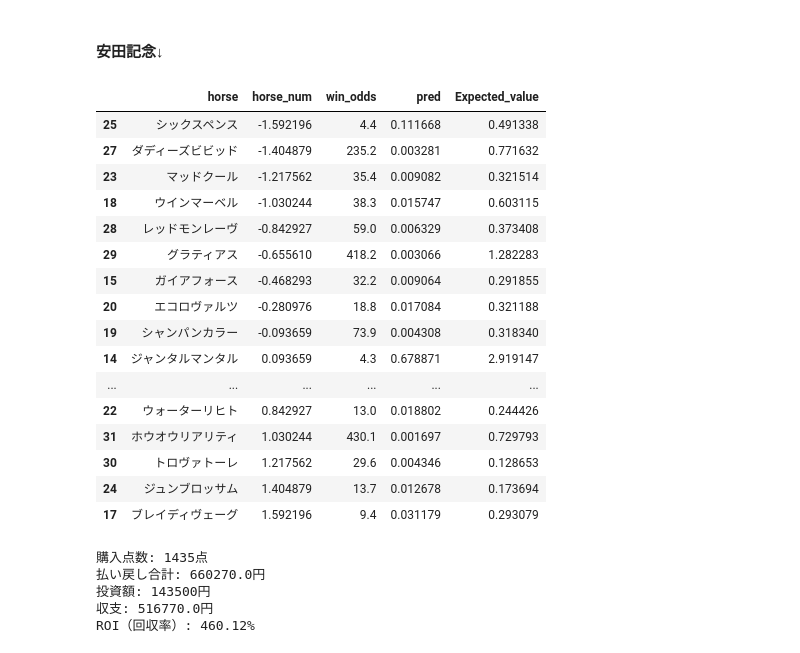
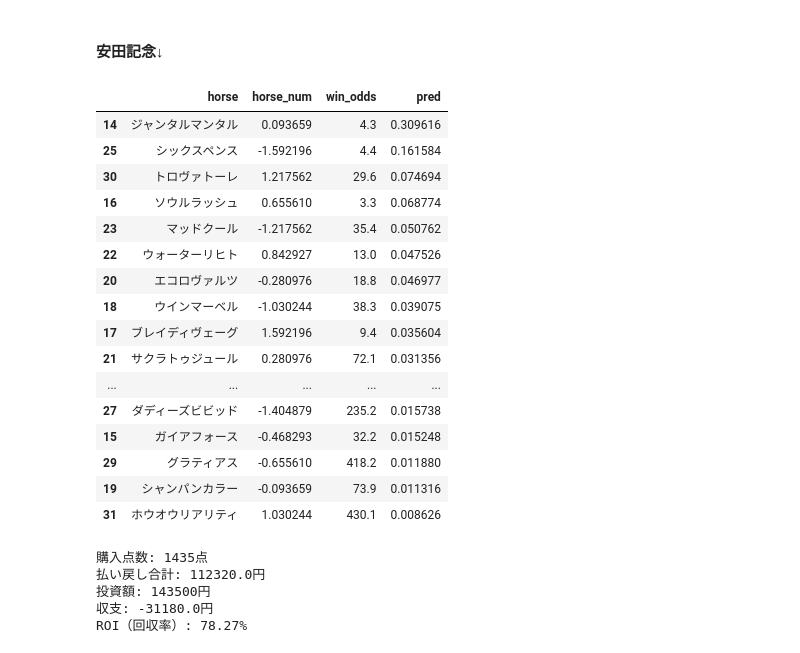
Before and after one commit to NaganagaKen/HORSE_RACING, a Jupyter notebook: Notebook/JV_eda.ipynb, the cells around one changed output. Saved outputs shown, nothing was run; the diff lists cells and outputs as text; code cells hidden in the pictures.

```diff
--- a/Notebook/JV_eda.ipynb
+++ b/Notebook/JV_eda.ipynb
@@ -466,5 +469,5 @@ df4, feature_col2 = feature_engineering(df3, feature_col)
 5 rows × 351 columns
 # %%
 memo = "add last race results, bloods infomation with standardize, in JV dataset. n_rials=50."
-model, df_pred = model_tuner.simple_lightGBM(df4, feature_col2, memo=memo, n_trials=50, save_result=False, visualization=False)
+model, df_pred = model_tuner.simple_lightGBM(df4, feature_col2, memo=memo, n_trials=10, save_result=False, visualization=True)
 # %% [output]
@@ -562,36 +559,33 @@ display(tmp.sort_values("horse_num"))
 # %%
 tmp = df_pred[df_pred["id_for_fold"] == 2025060805030211][["horse", "horse_num", "win_odds", "pred"]]
 tmp["pred"] = tmp["pred"] / tmp["pred"].sum()
-tmp["Expected_value"] = tmp["pred"] * tmp["win_odds"]
-display(tmp.sort_values("horse_num"))
+display(tmp.sort_values("pred", ascending=False))
 # %% [output]
-|  | horse | horse_num | win_odds | pred | Expected_value |
-| 25 | シックスペンス | -1.592196 | 4.4 | 0.111668 | 0.491338 |
-| 27 | ダディーズビビッド | -1.404879 | 235.2 | 0.003281 | 0.771632 |
-| 23 | マッドクール | -1.217562 | 35.4 | 0.009082 | 0.321514 |
-| 18 | ウインマーベル | -1.030244 | 38.3 | 0.015747 | 0.603115 |
-| 28 | レッドモンレーヴ | -0.842927 | 59.0 | 0.006329 | 0.373408 |
-| 29 | グラティアス | -0.655610 | 418.2 | 0.003066 | 1.282283 |
-| 15 | ガイアフォース | -0.468293 | 32.2 | 0.009064 | 0.291855 |
-| 20 | エコロヴァルツ | -0.280976 | 18.8 | 0.017084 | 0.321188 |
-| 19 | シャンパンカラー | -0.093659 | 73.9 | 0.004308 | 0.318340 |
-| 14 | ジャンタルマンタル | 0.093659 | 4.3 | 0.678871 | 2.919147 |
-| ... | ... | ... | ... | ... | ... |
-| 22 | ウォーターリヒト | 0.842927 | 13.0 | 0.018802 | 0.244426 |
-| 31 | ホウオウリアリティ | 1.030244 | 430.1 | 0.001697 | 0.729793 |
-| 30 | トロヴァトーレ | 1.217562 | 29.6 | 0.004346 | 0.128653 |
-| 24 | ジュンブロッサム | 1.404879 | 13.7 | 0.012678 | 0.173694 |
-| 17 | ブレイディヴェーグ | 1.592196 | 9.4 | 0.031179 | 0.293079 |
+|  | horse | horse_num | win_odds | pred |
+| 14 | ジャンタルマンタル | 0.093659 | 4.3 | 0.309616 |
+| 25 | シックスペンス | -1.592196 | 4.4 | 0.161584 |
+| 30 | トロヴァトーレ | 1.217562 | 29.6 | 0.074694 |
+| 16 | ソウルラッシュ | 0.655610 | 3.3 | 0.068774 |
+| 23 | マッドクール | -1.217562 | 35.4 | 0.050762 |
+| 22 | ウォーターリヒト | 0.842927 | 13.0 | 0.047526 |
+| 20 | エコロヴァルツ | -0.280976 | 18.8 | 0.046977 |
+| 18 | ウインマーベル | -1.030244 | 38.3 | 0.039075 |
+| 17 | ブレイディヴェーグ | 1.592196 | 9.4 | 0.035604 |
+| 21 | サクラトゥジュール | 0.280976 | 72.1 | 0.031356 |
+| ... | ... | ... | ... | ... |
+| 27 | ダディーズビビッド | -1.404879 | 235.2 | 0.015738 |
+| 15 | ガイアフォース | -0.468293 | 32.2 | 0.015248 |
+| 29 | グラティアス | -0.655610 | 418.2 | 0.011880 |
+| 19 | シャンパンカラー | -0.093659 | 73.9 | 0.011316 |
+| 31 | ホウオウリアリティ | 1.030244 | 430.1 | 0.008626 |
 # %%
-# 各レースで、一番確率が高い馬券のみ購入した場合の勝ち額
+# 各レースで、一番確率が高い単勝のみ購入した場合の勝ち額
 def calc_max_pred_strategy(pred_df):
     pred_df["max_pred"] = pred_df.groupby("id_for_fold", observed=True)["pred"].transform("max")
     pred_df["max_pred_flg"] = pred_df["max_pred"] == pred_df["pred"]
     pred_df["bought_ticket_flg"] = pred_df["max_pred_flg"].astype(int)
     pred_df["bought_and_winning_odds"] = pred_df["bought_ticket_flg"] * pred_df["target"] * pred_df["win_odds"]
 
-    total_win = pred_df["bought_and_winning_odds"].sum() # 買って、かつ勝った馬券のオッズの和
-    bought_ticket_sum = pred_df["bought_ticket_flg"].sum() # 買った馬券の枚数
 
     # とりあえず100円賭ける
     total_win = pred_df["bought_and_winning_odds"].sum() * 100  # 払戻額（円単位）
@@ -608,7 +602,7 @@ def calc_max_pred_strategy(pred_df):
 calc_max_pred_strategy(df_pred)
 # %% [output]
 購入点数: 1435点
-払い戻し合計: 660270.0円
+払い戻し合計: 112320.0円
 投資額: 143500円
-収支: 516770.0円
-ROI（回収率）: 460.12%
+収支: -31180.0円
+ROI（回収率）: 78.27%
```
Also changed, not shown: parts of 7 cells of this notebook, 4 other files.
